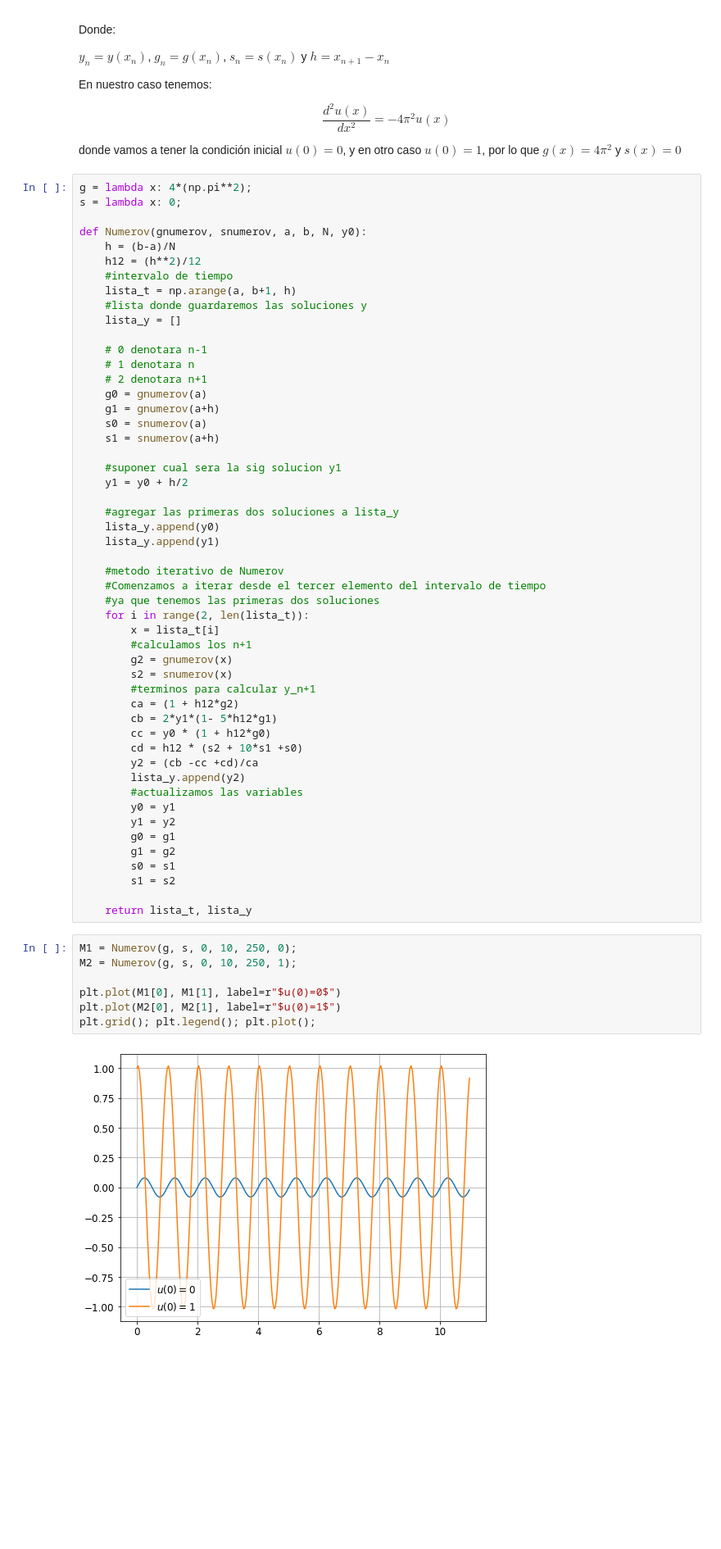
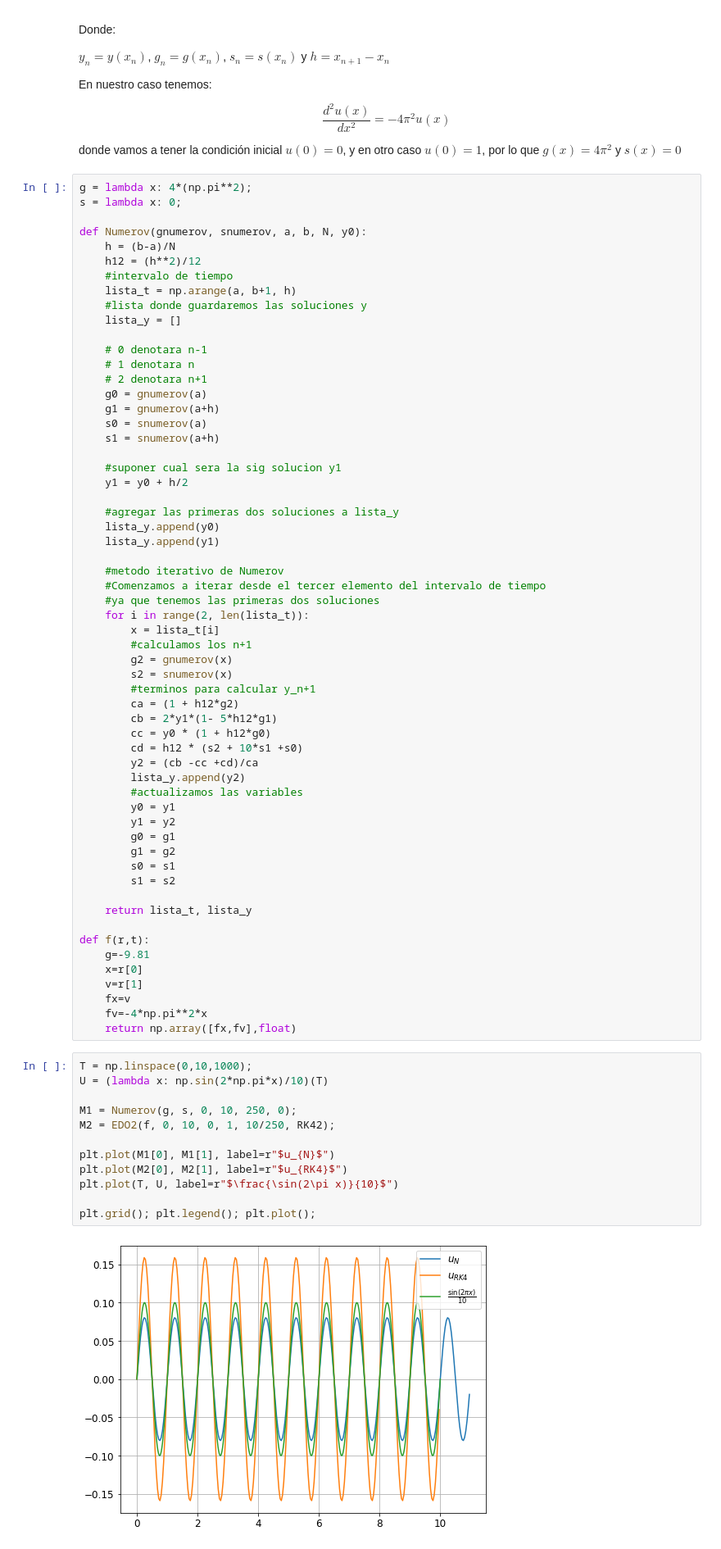
Before and after one commit to joshbrx/Fisica-Computacional, a Jupyter notebook: T2_BrionesAndrade.ipynb, the cells around one changed output. Shown at 82% size. Drawn from its saved outputs; the diff is of its cells as text; blank space fills up the shorter version.

```diff
--- a/T2_BrionesAndrade.ipynb
+++ b/T2_BrionesAndrade.ipynb
@@ -897,15 +897,28 @@ def Numerov(gnumerov, snumerov, a, b, N, y0):
         s1 = s2
 
     return lista_t, lista_y
+
+def f(r,t):
+    g=-9.81
+    x=r[0]
+    v=r[1]
+    fx=v
+    fv=-4*np.pi**2*x
+    return np.array([fx,fv],float)
 # %%
+T = np.linspace(0,10,1000);
+U = (lambda x: np.sin(2*np.pi*x)/10)(T)
+
 M1 = Numerov(g, s, 0, 10, 250, 0);
-M2 = Numerov(g, s, 0, 10, 250, 1);
+M2 = EDO2(f, 0, 10, 0, 1, 10/250, RK42);
 
-plt.plot(M1[0], M1[1], label=r"$u(0)=0$")
-plt.plot(M2[0], M2[1], label=r"$u(0)=1$")
+plt.plot(M1[0], M1[1], label=r"$u_{N}$")
+plt.plot(M2[0], M2[1], label=r"$u_{RK4}$")
+plt.plot(T, U, label=r"$\frac{\sin(2\pi x)}{10}$")
+
 plt.grid(); plt.legend(); plt.plot();
 # %% [output]
-[figure, old version]
+[figure, new version]
 # %% [markdown]
 ### Funciones
 # %%
```
Also changed, not shown: parts of 2 cells of this notebook.
